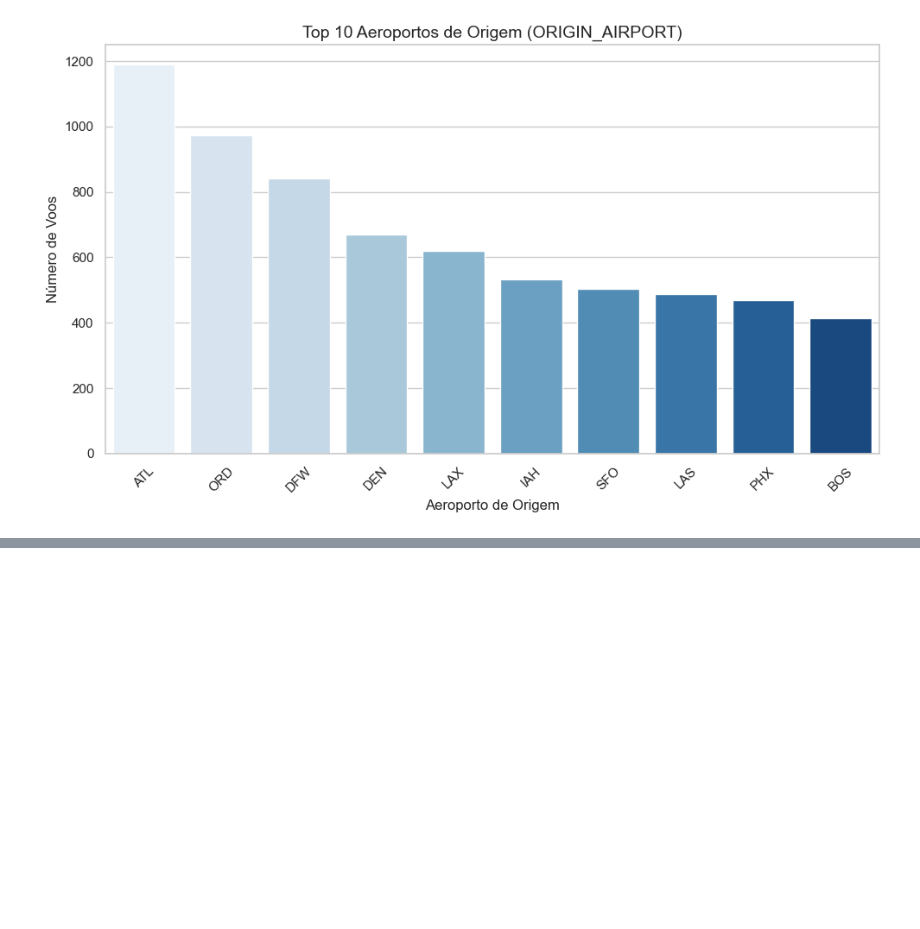
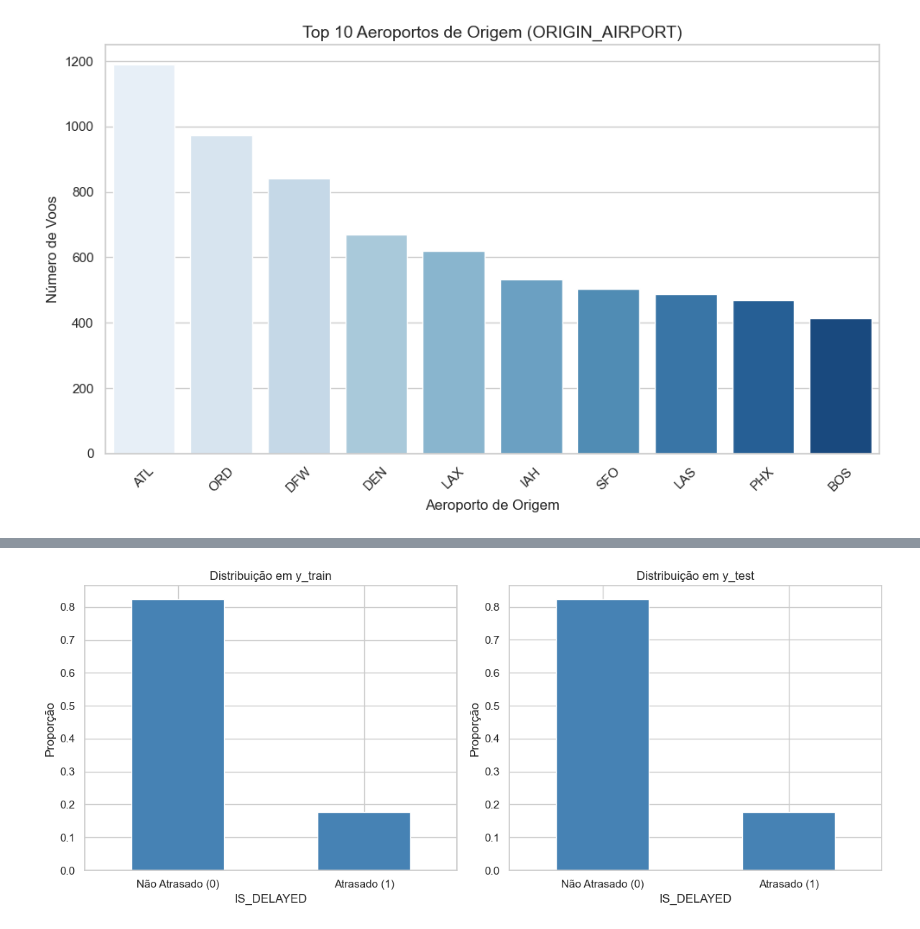
Before and after one commit to Szyfman/MVP_PUC_2, a Jupyter notebook: MVP_2_PUC_Daniel_Szyfman.ipynb, the cells around one changed output, grey strips where cells are left out. Drawn from its saved outputs; the diff is of its cells as text; code cells hidden in the pictures; blank space fills up the shorter version.

```diff
--- a/MVP_2_PUC_Daniel_Szyfman.ipynb
+++ b/MVP_2_PUC_Daniel_Szyfman.ipynb
@@ -612,0 +632,17 @@ plt.show()
+# %%
+from sklearn.model_selection import train_test_split
+
+# Codificação de variáveis categóricas com get_dummies
+df_encoded = pd.get_dummies(df, drop_first=True)
+
+# Separação de variáveis independentes (X) e dependente (y)
+X = df_encoded.drop('IS_DELAYED', axis=1)
+y = df_encoded['IS_DELAYED']
+
+# Divisão treino/teste com estratificação para manter a proporção de atrasos
+X_train, X_test, y_train, y_test = train_test_split(
+    X, y, test_size=0.2, stratify=y, random_state=42
+)
+
+# Verificação das dimensões resultantes
+X_train.shape, X_test.shape, y_train.shape, y_test.shape
@@ -612,0 +661,22 @@ plt.show()
+# %%
+# Distribuição da variável alvo no treino e teste
+fig, axes = plt.subplots(1, 2, figsize=(12, 5))
+
+# Treino
+y_train.value_counts(normalize=True).plot(kind='bar', ax=axes[0], color='steelblue')
+axes[0].set_title('Distribuição em y_train')
+axes[0].set_xlabel('IS_DELAYED')
+axes[0].set_ylabel('Proporção')
+axes[0].set_xticklabels(['Não Atrasado (0)', 'Atrasado (1)'], rotation=0)
+
+# Teste
+y_test.value_counts(normalize=True).plot(kind='bar', ax=axes[1], color='steelblue')
+axes[1].set_title('Distribuição em y_test')
+axes[1].set_xlabel('IS_DELAYED')
+axes[1].set_ylabel('Proporção')
+axes[1].set_xticklabels(['Não Atrasado (0)', 'Atrasado (1)'], rotation=0)
+
+plt.tight_layout()
+plt.show()
+# %% [output]
+[figure, added]
```
Also changed, not shown: parts of 10 cells of this notebook.
